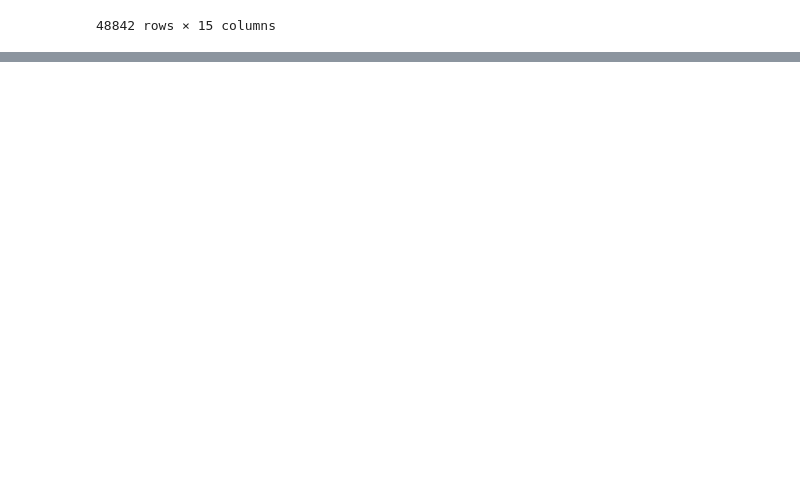
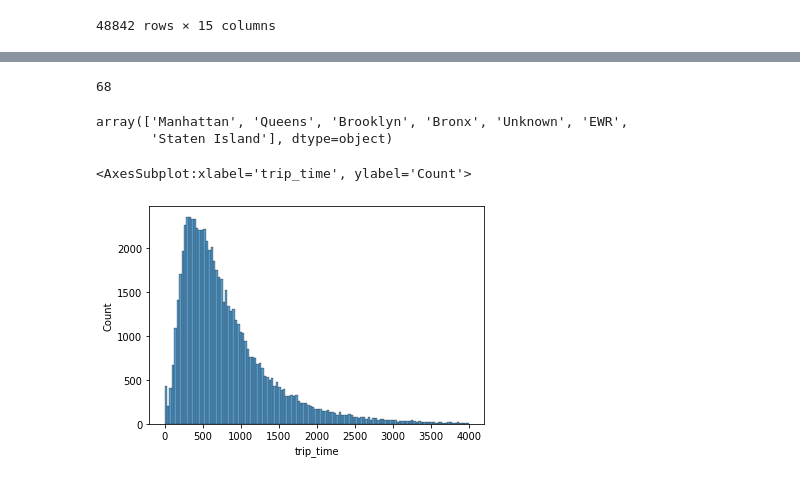
Before and after one commit to yuchaotao/Private-Explanation-System, a Jupyter notebook: data/explore.ipynb, the cells around one changed output, grey strips where cells are left out. Saved outputs shown, nothing was run; the diff lists cells and outputs as text; code cells hidden in the pictures; blank space fills up the shorter version.

```diff
--- a/data/explore.ipynb
+++ b/data/explore.ipynb
@@ -183,0 +232,2 @@ df
+# %%
+taxi_df = pd.read_csv('preprocessed_yellow_tripdata_2019-02.csv')
@@ -183,0 +261,14 @@ df
+# %%
+len(taxi_df.query('PU_Borough == "Queens"')['PU_Zone'].unique())
+# %% [output]
+68
+# %%
+taxi_df['PU_Borough'].unique()
+# %% [output]
+array(['Manhattan', 'Queens', 'Brooklyn', 'Bronx', 'Unknown', 'EWR',
+       'Staten Island'], dtype=object)
+# %%
+sns.histplot(taxi_df.query('trip_time < 4000').sample(frac=0.01).trip_time)
+# %% [output]
+<AxesSubplot:xlabel='trip_time', ylabel='Count'>
+[figure, added]
```
Also changed, not shown: parts of 20 cells of this notebook, 31 other files.
